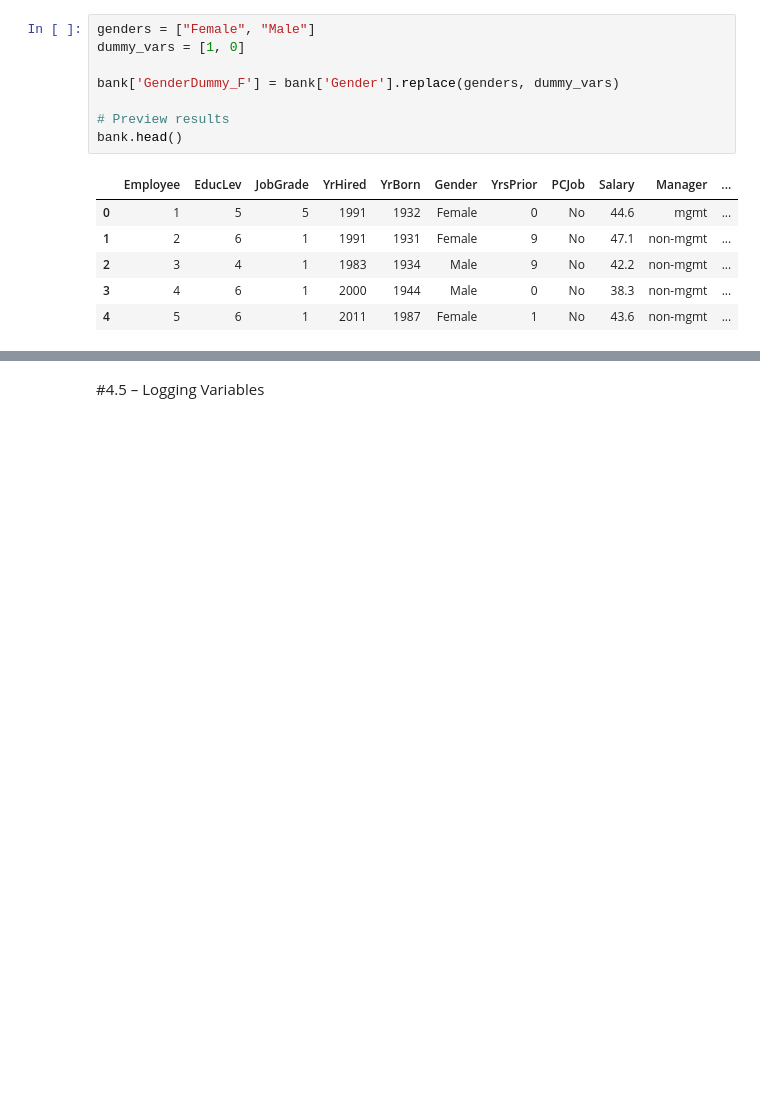
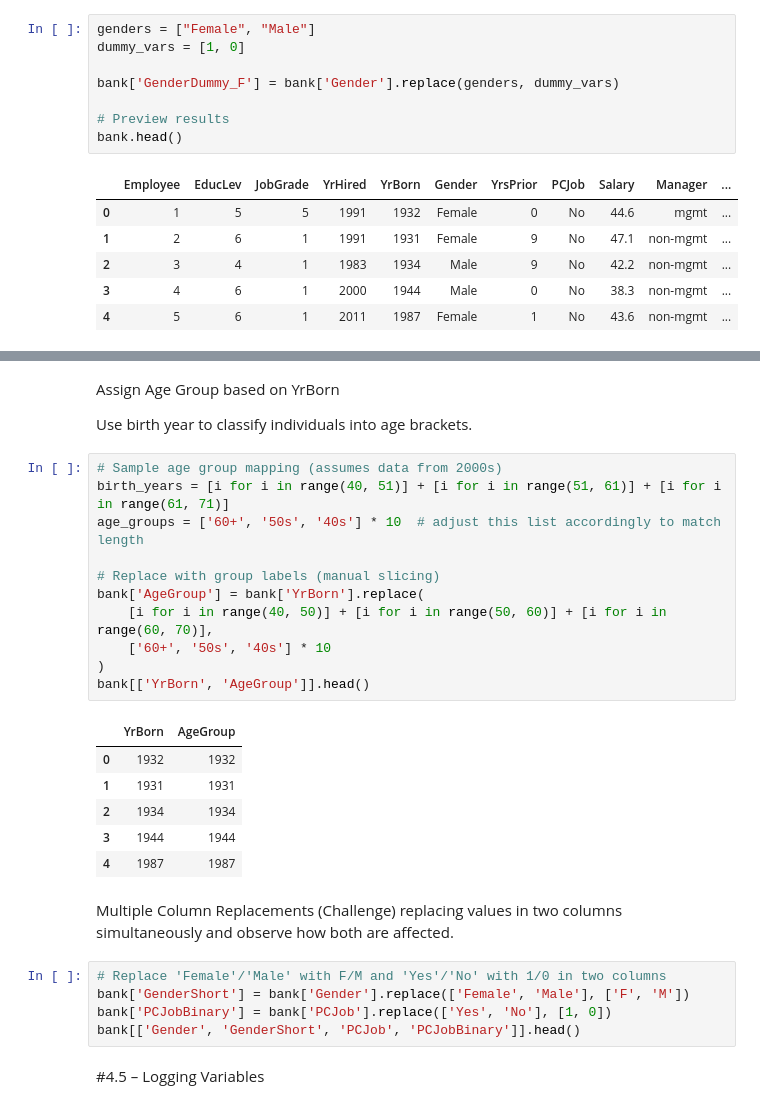
Before and after one commit to Aishaamalik/Data-Analysis-Intern, a Jupyter notebook: week_0.ipynb, the cells around one changed output, grey strips where cells are left out. Saved outputs shown, nothing was run; the diff lists cells and outputs as text; blank space fills up the shorter version.

```diff
--- a/week_0.ipynb
+++ b/week_0.ipynb
@@ -1014,3 +1072,33 @@ bank.head()
+# %% [markdown]
+ Assign Age Group based on YrBorn
+
+Use birth year to classify individuals into age brackets.
+# %%
+# Sample age group mapping (assumes data from 2000s)
+birth_years = [i for i in range(40, 51)] + [i for i in range(51, 61)] + [i for i in range(61, 71)]
+age_groups = ['60+', '50s', '40s'] * 10  # adjust this list accordingly to match length
+
+# Replace with group labels (manual slicing)
+bank['AgeGroup'] = bank['YrBorn'].replace(
+    [i for i in range(40, 50)] + [i for i in range(50, 60)] + [i for i in range(60, 70)],
+    ['60+', '50s', '40s'] * 10
+)
+bank[['YrBorn', 'AgeGroup']].head()
+# %% [output]
+|  | YrBorn | AgeGroup |
+| 0 | 1932 | 1932 |
+| 1 | 1931 | 1931 |
+| 2 | 1934 | 1934 |
+| 3 | 1944 | 1944 |
+| 4 | 1987 | 1987 |
+# %% [markdown]
+Multiple Column Replacements (Challenge)
+replacing values in two columns simultaneously and observe how both are affected.
+# %%
+# Replace 'Female'/'Male' with F/M and 'Yes'/'No' with 1/0 in two columns
+bank['GenderShort'] = bank['Gender'].replace(['Female', 'Male'], ['F', 'M'])
+bank['PCJobBinary'] = bank['PCJob'].replace(['Yes', 'No'], [1, 0])
+bank[['Gender', 'GenderShort', 'PCJob', 'PCJobBinary']].head()
 # %% [markdown]
 #4.5 – Logging Variables
 # %%
```
Also changed, not shown: parts of 12 cells of this notebook.
